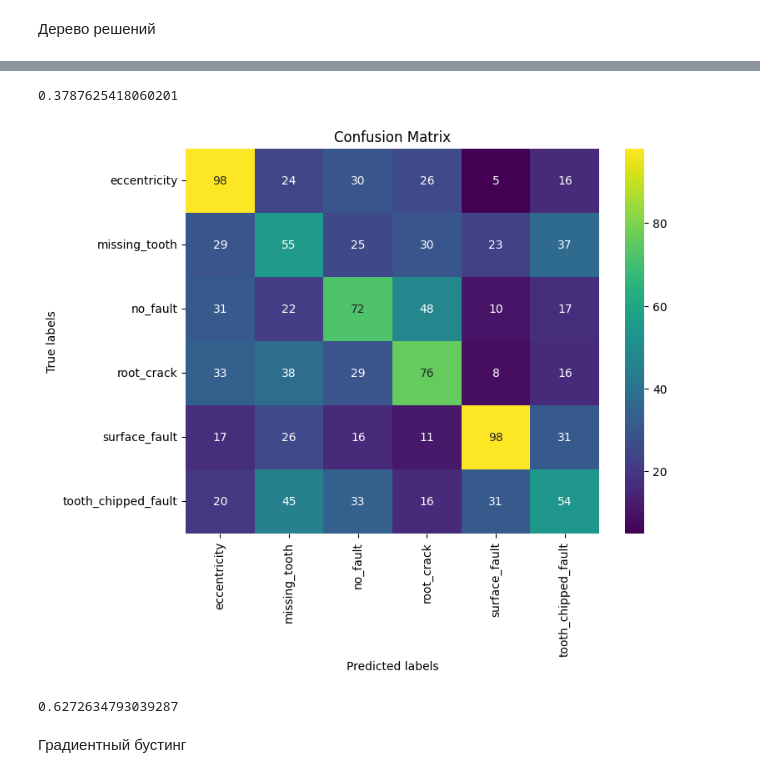
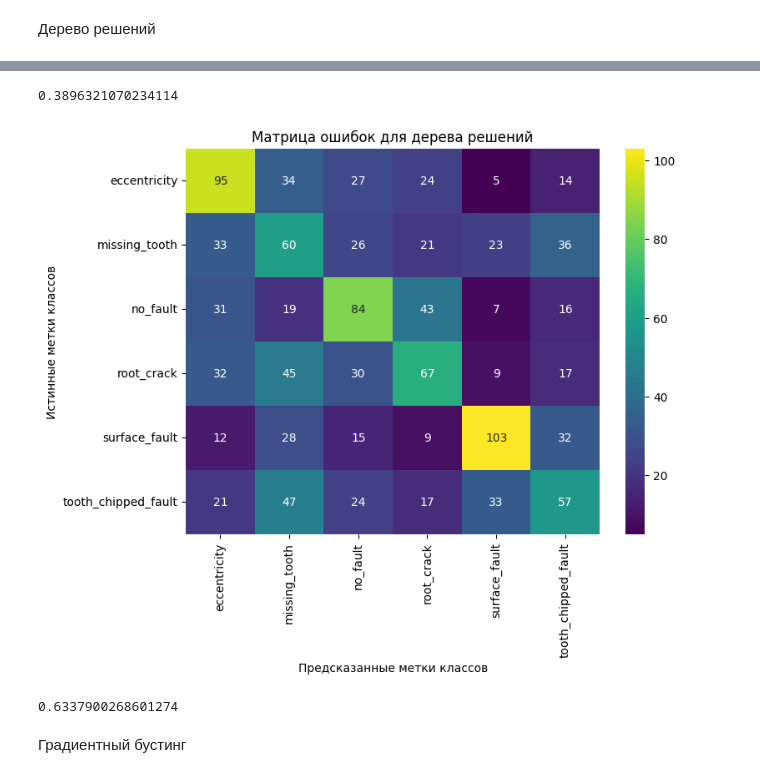
Before and after one commit to ShuvalovDR/Gears, a Jupyter notebook: LGBM_Solution.ipynb, the cells around one changed output, grey strips where cells are left out. Drawn from its saved outputs; the diff is of its cells as text; code cells hidden in the pictures.

```diff
--- a/LGBM_Solution.ipynb
+++ b/LGBM_Solution.ipynb
@@ -47,7 +47,7 @@ def read_data_and_choose(path_to_file: str, velocity: float, load: bool) -> pd.D
 def do_rfft_features(data: pd.DataFrame) -> pd.DataFrame:
     y = data['defect']
     X = data.drop(columns=['defect']).values
-    X = np.abs(np.fft.rfft(X, axis=1))
+    X = np.abs(np.fft.rfft(X, axis=1)) / X.shape[1]
     data = pd.DataFrame(X, y).reset_index().rename(columns={'index': 'defect'})
     return data
 # %%
@@ -250,25 +250,26 @@ best_params = {'max_depth': 148}
 # %%
-d_tree = DecisionTreeClassifier(**study.best_params)
+d_tree = DecisionTreeClassifier(**{'max_depth': 21})
 d_tree.fit(X_train, y_train)
 predictions = d_tree.predict(X_test)
+accuracy_array.append(accuracy_score(y_test, predictions))
 accuracy_score(y_test, predictions)
 # %% [output]
-0.3787625418060201
+0.3896321070234114
 # %%
 cm = confusion_matrix(y_test, predictions, labels=labels)
 
 plt.figure(figsize=(8, 6))
 sns.heatmap(cm, annot=True, fmt='d', xticklabels=labels, yticklabels=labels, cmap='viridis', cbar=True)
-plt.xlabel('Predicted labels')
-plt.ylabel('True labels')
-plt.title('Confusion Matrix')
+plt.xlabel('Предсказанные метки классов')
+plt.ylabel('Истинные метки классов')
+plt.title('Матрица ошибок для дерева решений')
 plt.show()
 # %% [output]
-[figure, old version]
+[figure, new version]
 # %%
 roc_auc_score(y_test, d_tree.predict_proba(X_test), multi_class='ovr')
 # %% [output]
-0.6272634793039287
+0.6337900268601274
 # %% [markdown]
 Градиентный бустинг
 # %%
```
Also changed, not shown: parts of 58 cells of this notebook.
